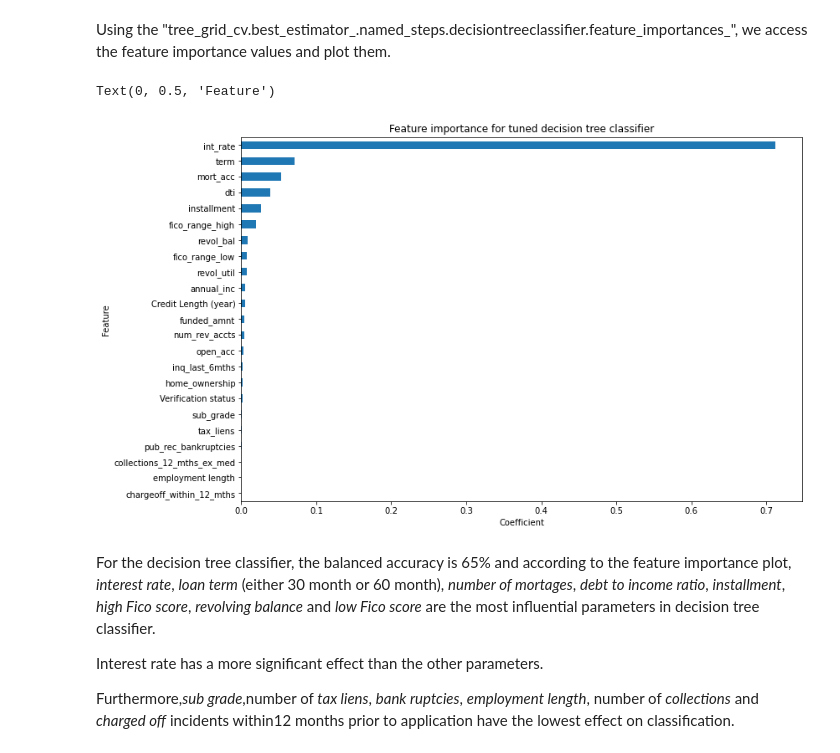
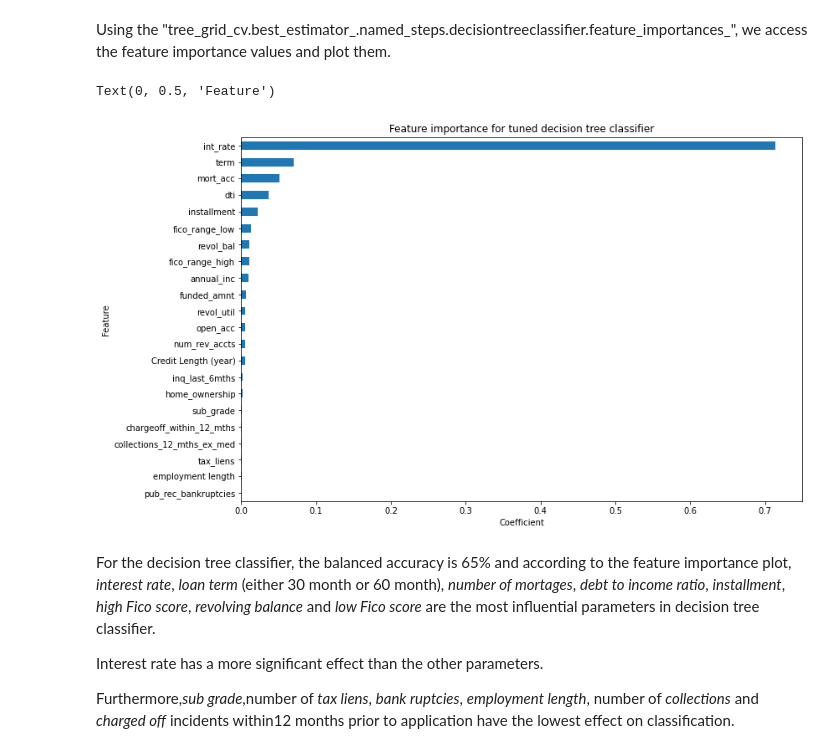
Before and after one commit to somayehY/Somayeh_Youssefi, a Jupyter notebook: LendingClub/LendingClub_preprocessing_modeling.ipynb, the cells around one changed output. Saved outputs shown, nothing was run; the diff lists cells and outputs as text; code cells hidden in the pictures.

```diff
--- a/LendingClub/LendingClub_preprocessing_modeling.ipynb
+++ b/LendingClub/LendingClub_preprocessing_modeling.ipynb
@@ -90,4 +93,4 @@ import pickle
 Using the pd.read_csv, we load the data
 # %%
 df = pd.read_csv("C:\\Users\\somfl\\Documents\\Data Science Career Track\\LendingClub\\LendingClubClean.csv")
-df = df.drop(columns=['id', 'Unnamed: 0'])
+df = df.drop(columns=['Unnamed: 0'])
@@ -119,7 +133,7 @@ Due to complexity of our data frame, we definde two functions to handle all the
 4. spliting the data into training and testing sets.
 # %%
 y = df['Status']
-X = df.drop(columns=['Status', 'grade'])
+X = df.drop(columns=['Status', 'grade', 'id', 'verification_status'])
 
 # Choose the categorical columns
 col_num =X.shape[1]
@@ -359,10 +340,6 @@ Decision tree balanced accuracy score before hyperparameter tuning is 57%, which
 
 There are several parameters to tune but given the constraints with computing power, only a small number of parameters are chosen.
 # %%
-pipeTree = make_pipeline(
-    MinMaxScaler(),
-    tree.DecisionTreeClassifier()
-)
 # Define grid parameters
 
 grid_params = {'decisiontreeclassifier__criterion': ['gini', 'entropy'], 'decisiontreeclassifier__max_depth': [3, 6, 9, 12, 15]}
@@ -437,38 +465,38 @@ model_features = pd.DataFrame(tree_grid_cv.best_estimator_.named_steps.decisiont
 model_features.index = X.columns
 model_features.columns=['Importance']
 
 HO = model_features.loc['home_ownership_ANY':,:]
 HO = pd.DataFrame({'Importance': HO.mean()})
 HO.index = ['home_ownership']
 
 Emp = model_features.loc['emp_length_1 year':'emp_length_< 1 year', :]
 Emp = pd.DataFrame({'Importance': Emp.mean()})
 Emp.index = ['employment length']
 
 Sub = model_features.loc['sub_grade_A1':'sub_grade_G5', :]
 sub = pd.DataFrame({'Importance': Sub.mean()})
 sub.index = ['sub_grade']
 
-VS = model_features.loc['verification_status_Not Verified':'verification_status_Verified', :]
-vs = pd.DataFrame({'Importance': VS.mean()})
-vs.index = ['Verification status']
+#VS = model_features.loc['verification_status_Not Verified':'verification_status_Verified', :]
+#vs = pd.DataFrame({'Importance': VS.mean()})
+#vs.index = ['Verification status']
 
 term = pd.DataFrame({'Importance': model_features.loc['term_ 60 months',:]})
 term.index = ['term']
 
-model_features = pd.concat([model_features.loc[:'Credit Length (year)',:], term, HO, Emp, sub, vs])
+model_features = pd.concat([model_features.loc[:'Credit Length (year)',:], term, HO, Emp, sub])
 title = 'Feature importance for tuned decision tree classifier'
 
 # Plot feature importance
 
 fig, ax=plt.subplots()
 model_features.sort_values(by='Importance').iloc[:, model_features.columns.get_loc('Importance')].plot(kind='barh', figsize=(12,8))
 ax.set_title(title)
 ax.set_xlabel('Coefficient')
 ax.set_ylabel('Feature')
 # %% [output]
 Text(0, 0.5, 'Feature')
-[figure, old version]
+[figure, new version]
 # %% [markdown]
 
 
```
Also changed, not shown: parts of 36 cells of this notebook.
